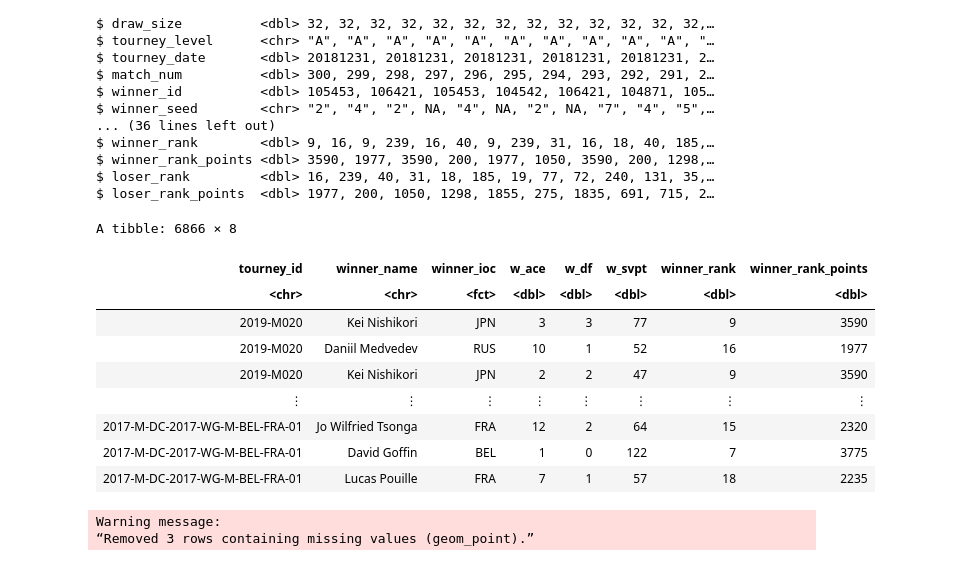
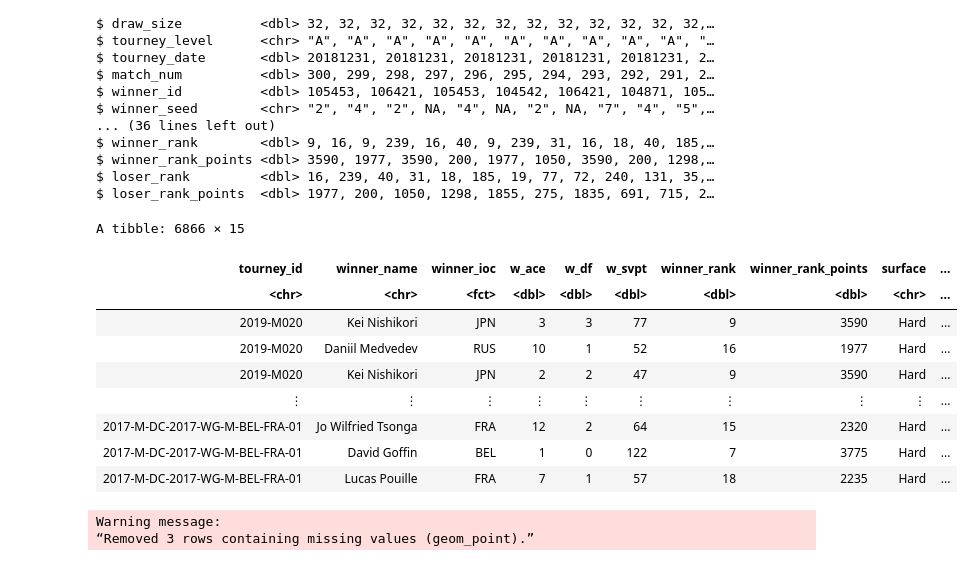
Before and after one commit to tobiassoo/Group202023W2, a Jupyter notebook: working_document.ipynb, the cells around one changed output. Cells and saved outputs as stored; diff of their text form; code cells hidden in the pictures.

Commit message:
Added code for classifying surface types

```diff
--- a/working_document.ipynb
+++ b/working_document.ipynb
@@ -37,20 +37,22 @@ $ loser_rank         <dbl> 16, 239, 40, 31, 18, 185, 19, 77, 72, 240, 131, 35,
 $ loser_rank_points  <dbl> 1977, 200, 1050, 1298, 1855, 275, 1835, 691, 715, 2…
 # %%
 filtered_data<- tennis_data|>
-                select(tourney_id,winner_name,winner_ioc, w_ace,w_df,w_svpt,winner_rank,winner_rank_points)|>
-                mutate(winner_ioc=as_factor(winner_ioc))
+                select(tourney_id,winner_name,winner_ioc, w_ace,w_df,w_svpt,winner_rank,winner_rank_points,surface,l_ace,w_1stWon,w_1stIn,l_1stWon)|>
+                mutate(winner_ioc=as_factor(winner_ioc))|>
+                mutate(total_aces=w_ace+l_ace)|>
+                mutate(total_first_won=w_1stWon+l_1stWon)
 filtered_data
 # %% [output]
-A tibble: 6866 × 8
+A tibble: 6866 × 15
-| tourney_id | winner_name | winner_ioc | w_ace | w_df | w_svpt | winner_rank | winner_rank_points |
-| <chr> | <chr> | <fct> | <dbl> | <dbl> | <dbl> | <dbl> | <dbl> |
-| 2019-M020 | Kei Nishikori | JPN | 3 | 3 | 77 | 9 | 3590 |
-| 2019-M020 | Daniil Medvedev | RUS | 10 | 1 | 52 | 16 | 1977 |
-| 2019-M020 | Kei Nishikori | JPN | 2 | 2 | 47 | 9 | 3590 |
-| ⋮ | ⋮ | ⋮ | ⋮ | ⋮ | ⋮ | ⋮ | ⋮ |
-| 2017-M-DC-2017-WG-M-BEL-FRA-01 | Jo Wilfried Tsonga | FRA | 12 | 2 | 64 | 15 | 2320 |
-| 2017-M-DC-2017-WG-M-BEL-FRA-01 | David Goffin | BEL | 1 | 0 | 122 | 7 | 3775 |
-| 2017-M-DC-2017-WG-M-BEL-FRA-01 | Lucas Pouille | FRA | 7 | 1 | 57 | 18 | 2235 |
+| tourney_id | winner_name | winner_ioc | w_ace | w_df | w_svpt | winner_rank | winner_rank_points | surface | ... |
+| <chr> | <chr> | <fct> | <dbl> | <dbl> | <dbl> | <dbl> | <dbl> | <chr> | ... |
+| 2019-M020 | Kei Nishikori | JPN | 3 | 3 | 77 | 9 | 3590 | Hard | ... |
+| 2019-M020 | Daniil Medvedev | RUS | 10 | 1 | 52 | 16 | 1977 | Hard | ... |
+| 2019-M020 | Kei Nishikori | JPN | 2 | 2 | 47 | 9 | 3590 | Hard | ... |
+| ⋮ | ⋮ | ⋮ | ⋮ | ⋮ | ⋮ | ⋮ | ⋮ | ⋮ | ... |
+| 2017-M-DC-2017-WG-M-BEL-FRA-01 | Jo Wilfried Tsonga | FRA | 12 | 2 | 64 | 15 | 2320 | Hard | ... |
+| 2017-M-DC-2017-WG-M-BEL-FRA-01 | David Goffin | BEL | 1 | 0 | 122 | 7 | 3775 | Hard | ... |
+| 2017-M-DC-2017-WG-M-BEL-FRA-01 | Lucas Pouille | FRA | 7 | 1 | 57 | 18 | 2235 | Hard | ... |
 # %%
 options(repr.plot.width = 15, repr.plot.height = 10)
 
```
Also changed, not shown: parts of 1 cell of this notebook.
